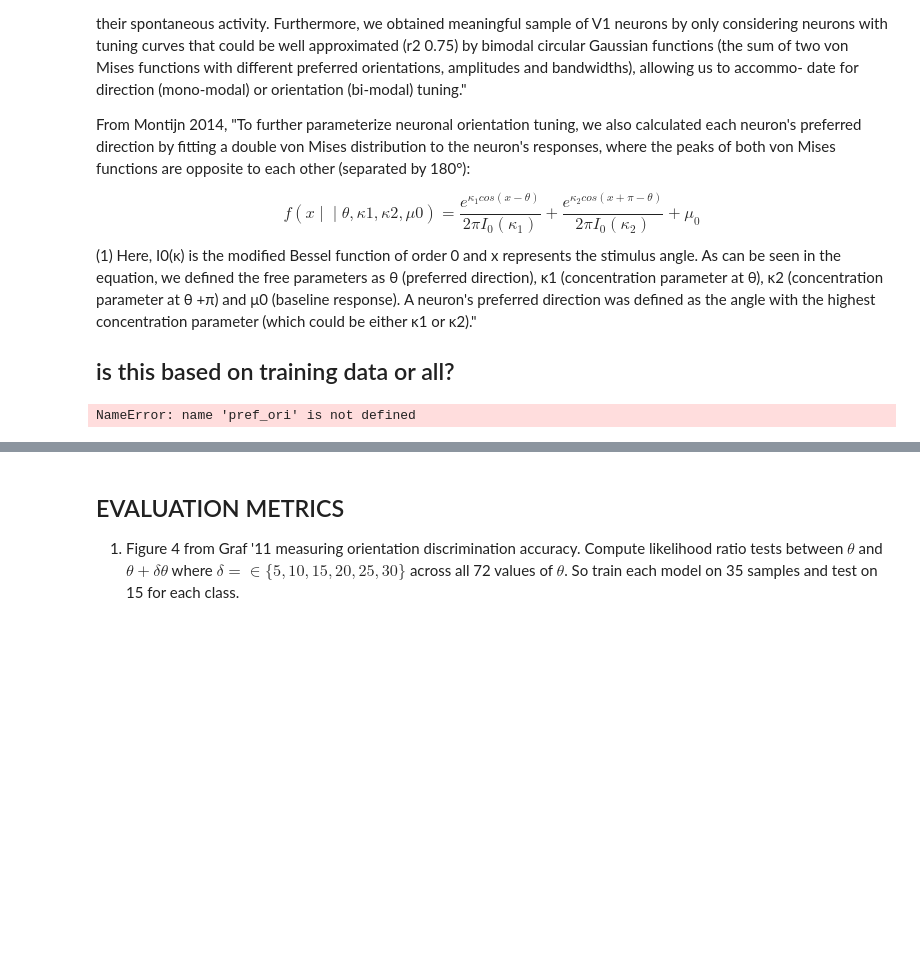
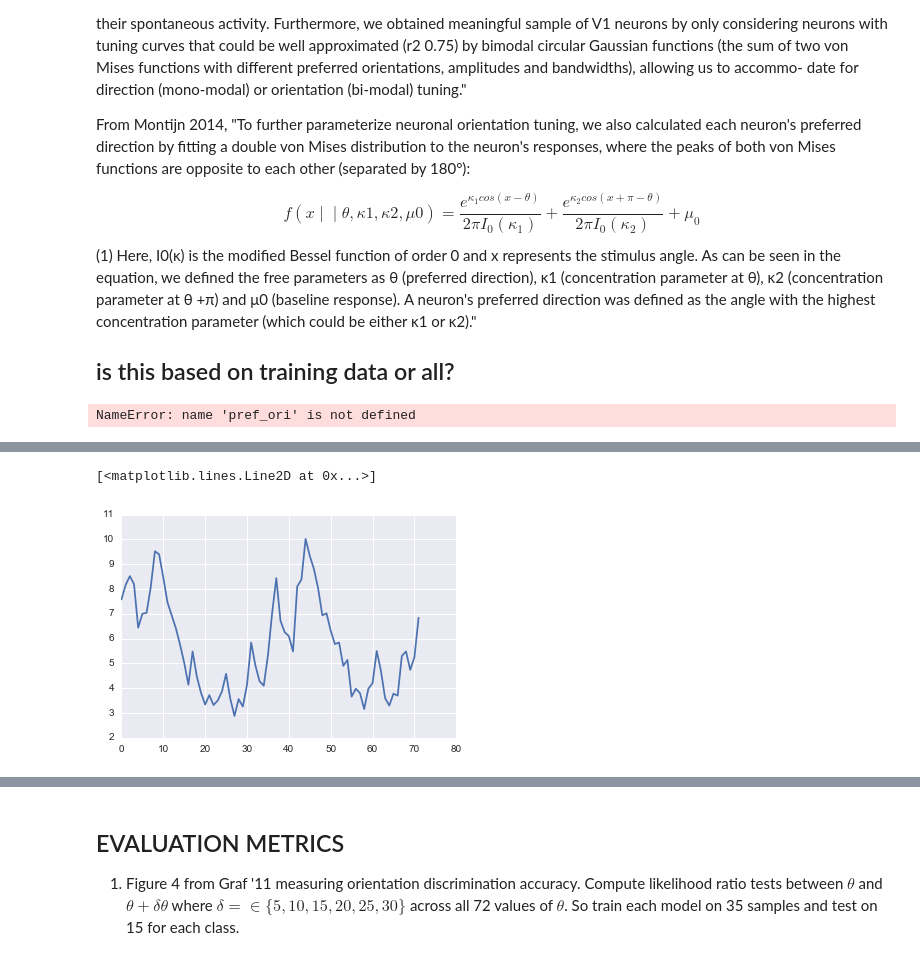
Before and after one commit to fdamani/neural_decoding_macaque_visual_graf2011, a Jupyter notebook: src/notebooks/data_processing_with_tuning_curves.ipynb, the cells around one changed output, grey strips where cells are left out. Cells and saved outputs as stored; diff of their text form; code cells hidden in the pictures; blank space fills up the shorter version.

```diff
--- a/src/notebooks/data_processing_with_tuning_curves.ipynb
+++ b/src/notebooks/data_processing_with_tuning_curves.ipynb
@@ -172,0 +734,5 @@ def filter_to_well_tuned_neurons(mean_tc, thresh):
+# %%
+plt.plot(mean_tc[:,42])
+# %% [output]
+[<matplotlib.lines.Line2D at 0x...>]
+[figure, added]
```
Also changed, not shown: parts of 79 cells of this notebook.
